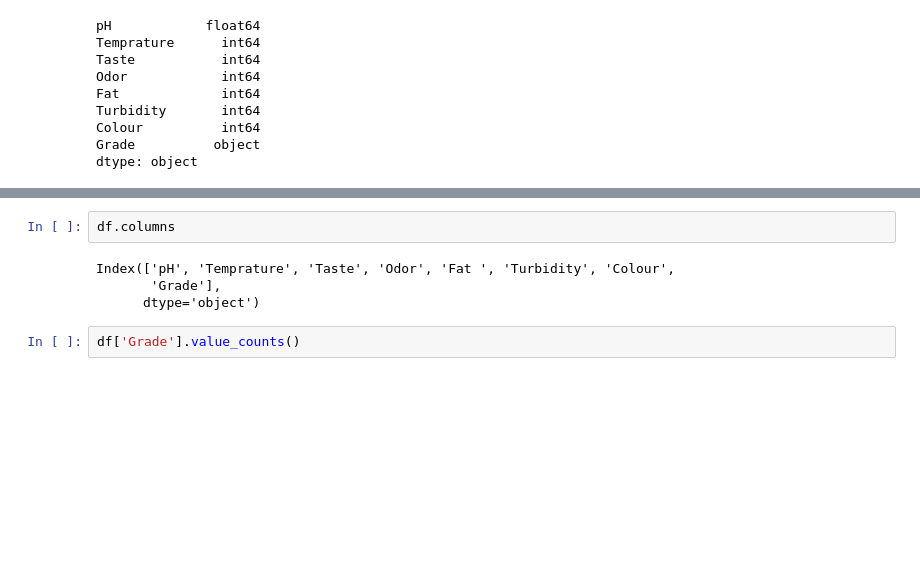
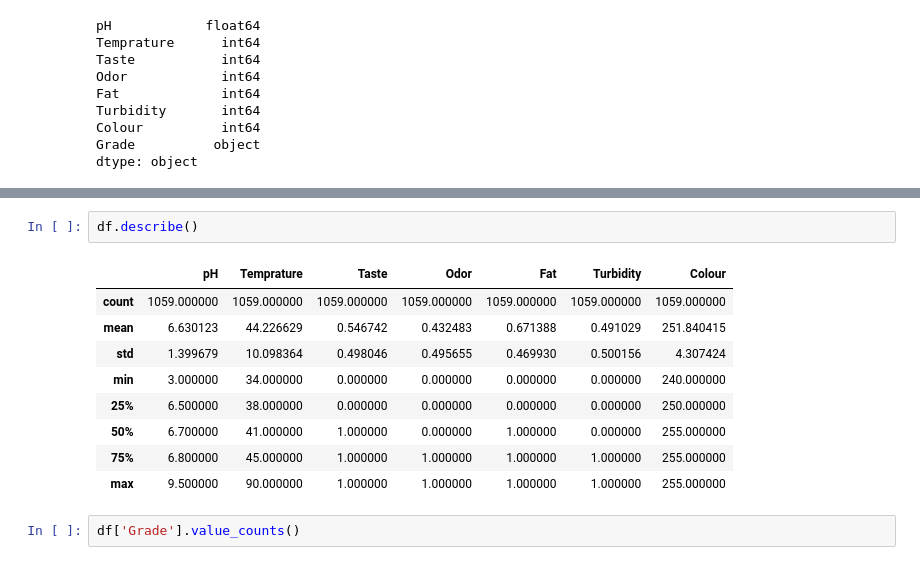
Before and after one commit to ANJU-C-R/knn_1, a Jupyter notebook: milk.ipynb, the cells around one changed output, grey strips where cells are left out. Cells and saved outputs as stored; diff of their text form; blank space fills up the shorter version.

```diff
--- a/milk.ipynb
+++ b/milk.ipynb
@@ -58,9 +66,15 @@ dtype: object
 # %%
-df.columns
+df.describe()
 # %% [output]
-Index(['pH', 'Temprature', 'Taste', 'Odor', 'Fat ', 'Turbidity', 'Colour',
-       'Grade'],
-      dtype='object')
+|  | pH | Temprature | Taste | Odor | Fat | Turbidity | Colour |
+| count | 1059.000000 | 1059.000000 | 1059.000000 | 1059.000000 | 1059.000000 | 1059.000000 | 1059.000000 |
+| mean | 6.630123 | 44.226629 | 0.546742 | 0.432483 | 0.671388 | 0.491029 | 251.840415 |
+| std | 1.399679 | 10.098364 | 0.498046 | 0.495655 | 0.469930 | 0.500156 | 4.307424 |
+| min | 3.000000 | 34.000000 | 0.000000 | 0.000000 | 0.000000 | 0.000000 | 240.000000 |
+| 25% | 6.500000 | 38.000000 | 0.000000 | 0.000000 | 0.000000 | 0.000000 | 250.000000 |
+| 50% | 6.700000 | 41.000000 | 1.000000 | 0.000000 | 1.000000 | 0.000000 | 255.000000 |
+| 75% | 6.800000 | 45.000000 | 1.000000 | 1.000000 | 1.000000 | 1.000000 | 255.000000 |
+| max | 9.500000 | 90.000000 | 1.000000 | 1.000000 | 1.000000 | 1.000000 | 255.000000 |
 # %%
 df['Grade'].value_counts()
 # %% [output]
```
Also changed, not shown: parts of 4 cells of this notebook.
